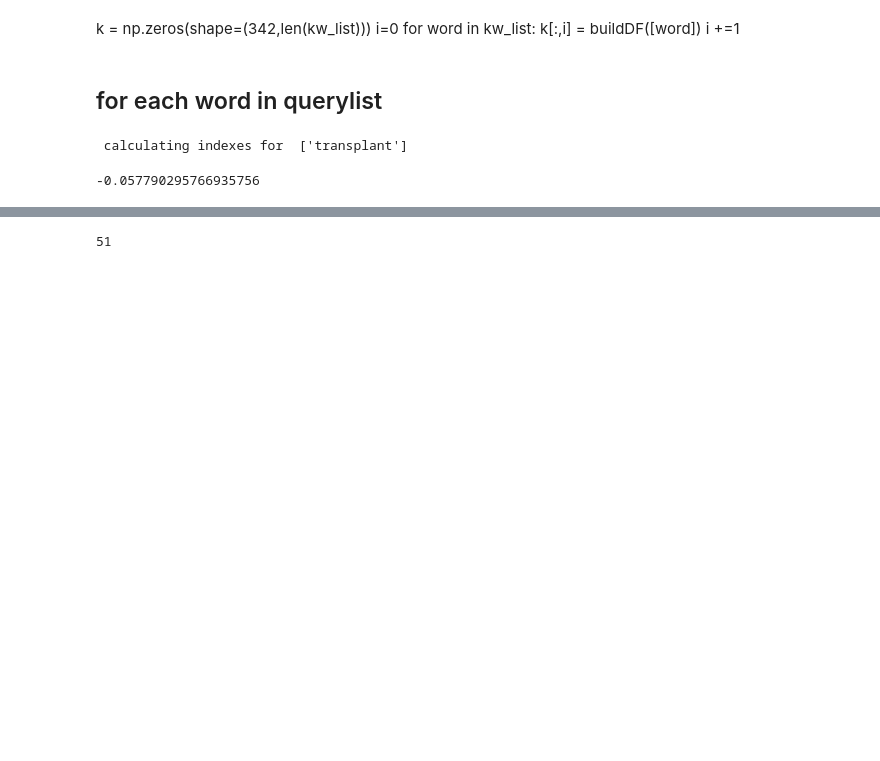
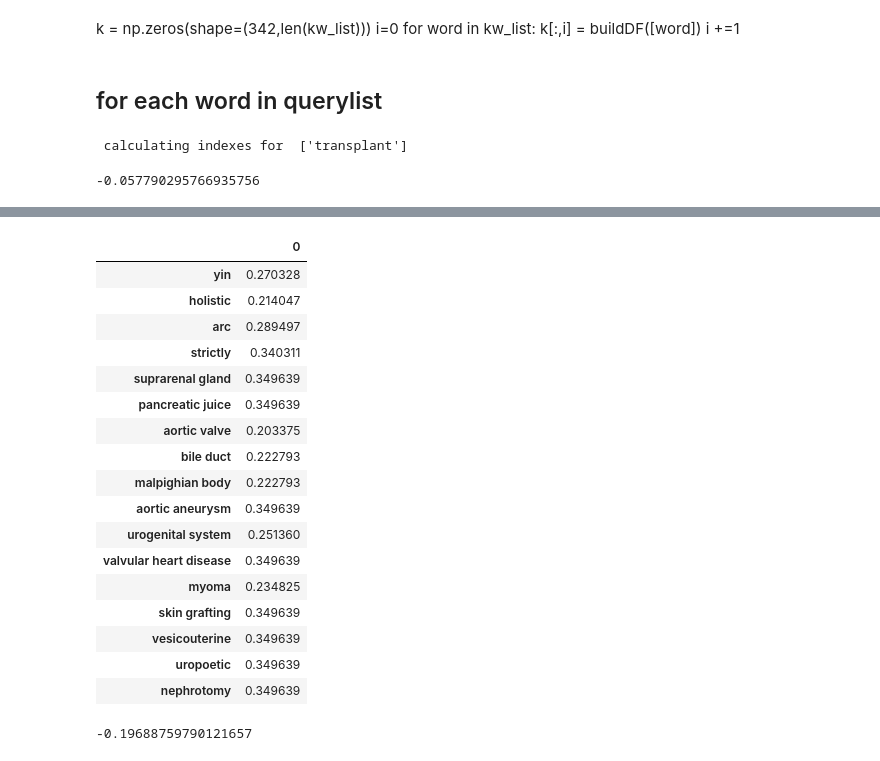
Before and after one commit to jackmaretz/DigitalEpidKidney, a Jupyter notebook: 1_1.ipynb, the cells around one changed output, grey strips where cells are left out. Drawn from its saved outputs; the diff is of its cells as text; code cells hidden in the pictures; blank space fills up the shorter version.

Commit message:
1.1 words selsection

```diff
--- a/1_1.ipynb
+++ b/1_1.ipynb
@@ -116,7 +116,8 @@ for word in kw_list:
 matrix = np.zeros(shape=(51,6))
 # %%
 def buildDF1(kword):
-    k1 =[]
+    badWords =[]
+
     print( " calculating indexes for " ,kword)
     pytrends.build_payload(kword, cat=0, timeframe='2011-01-01 2011-12-31', geo='US', gprop='')
     values = []
@@ -131,7 +132,8 @@ def buildDF1(kword):
         #k1 += values
         #print(k1)
     except:
-        pass
+        badWords.append(kword)
+
 
 
 
@@ -146,7 +148,8 @@ def buildDF1(kword):
             else: values.append(int(x.loc[s].values))
         matrix[:,1]=(values)
     except:
-        pass
+        badWords.append(kword)
+
     #k1 += values
     #print(k1)
 
@@ -163,7 +166,8 @@ def buildDF1(kword):
             else: values.append(int(x.loc[s].values))
         matrix[:,2]=(values)
     except:
-        pass
+        badWords.append(kword)
+
 
 
     pytrends.build_payload(kword, cat=0, timeframe='2014-01-01 2014-12-31', geo='US', gprop='')
@@ -177,7 +181,8 @@ def buildDF1(kword):
             else: values.append(int(x.loc[s].values))
         matrix[:,3]=(values)
     except:
-        pass
+        badWords.append(kword)
+
 
     pytrends.build_payload(kword, cat=0, timeframe='2015-01-01 2015-12-31', geo='US', gprop='')
     values = []
@@ -190,7 +195,8 @@ def buildDF1(kword):
             else: values.append(int(x.loc[s].values))
         matrix[:,4]=(values)
     except:
-        pass
+        badWords.append(kword)
+
 
 
     pytrends.build_payload(kword, cat=0, timeframe='2016-01-01 2016-12-31', geo='US', gprop='')
@@ -204,7 +210,8 @@ def buildDF1(kword):
             else: values.append(int(x.loc[s].values))
         matrix[:,5]=(values)
     except:
-        pass
+        badWords.append(kword)
+
 
 
 
@@ -291,0 +280,3 @@ kw_list
+# %%
+l =pd.DataFrame(index=kw_list[:-4],data=c) ## SBAGLIATO
+l
@@ -292,4 +302,24 @@ kw_list
+# %%
+l.loc[l[0]>0.2]
+# %% [output]
+|  | 0 |
+| yin | 0.270328 |
+| holistic | 0.214047 |
+| arc | 0.289497 |
+| strictly | 0.340311 |
+| suprarenal gland | 0.349639 |
+| pancreatic juice | 0.349639 |
+| aortic valve | 0.203375 |
+| bile duct | 0.222793 |
+| malpighian body | 0.222793 |
+| aortic aneurysm | 0.349639 |
+| urogenital system | 0.251360 |
+| valvular heart disease | 0.349639 |
+| myoma | 0.234825 |
+| skin grafting | 0.349639 |
+| vesicouterine | 0.349639 |
+| uropoetic | 0.349639 |
+| nephrotomy | 0.349639 |
 # %%
-len(c)
 # %% [output]
-51
+-0.19688759790121657
```
Also changed, not shown: parts of 4 cells of this notebook.
